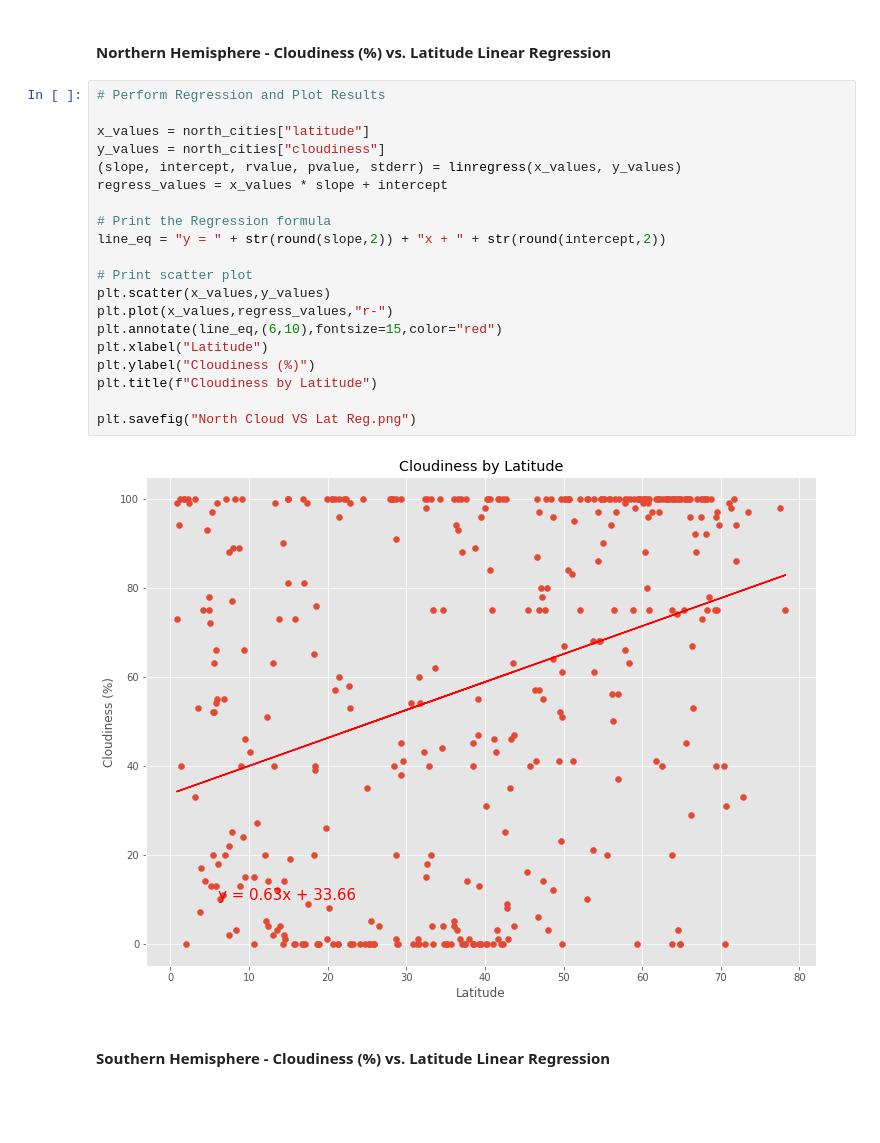
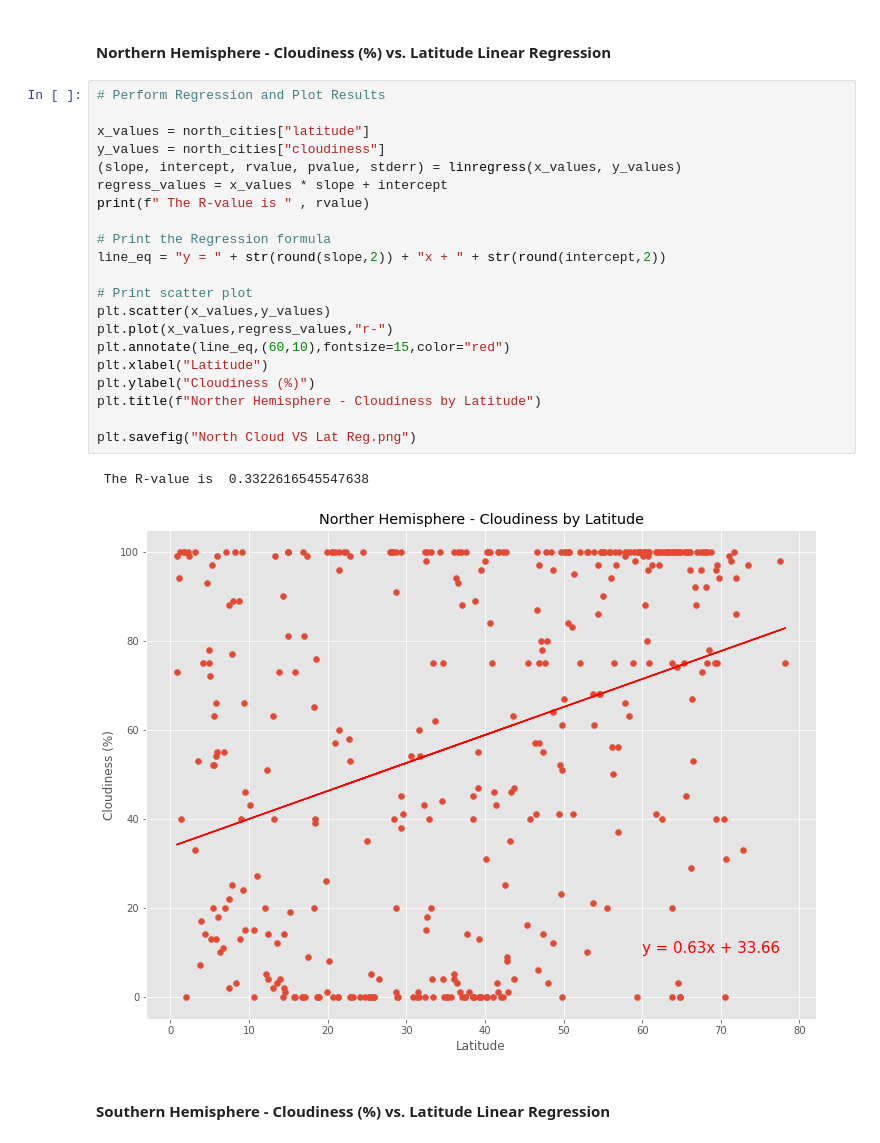
Before and after one commit to Torkfin/python-api-challenge, a Jupyter notebook: WeatherPy/WeatherPy-Final.ipynb, the cells around one changed output. Drawn from its saved outputs; the diff is of its cells as text; blank space fills up the shorter version.

```diff
--- a/WeatherPy/WeatherPy-Final.ipynb
+++ b/WeatherPy/WeatherPy-Final.ipynb
@@ -464,25 +475,27 @@ plt.savefig("South Humidity VS Lat Reg.png")
 # %%
 # Perform Regression and Plot Results
 
 x_values = north_cities["latitude"]
 y_values = north_cities["cloudiness"]
 (slope, intercept, rvalue, pvalue, stderr) = linregress(x_values, y_values)
 regress_values = x_values * slope + intercept
+print(f" The R-value is " , rvalue)
 
 # Print the Regression formula
 line_eq = "y = " + str(round(slope,2)) + "x + " + str(round(intercept,2))
 
 # Print scatter plot
 plt.scatter(x_values,y_values)
 plt.plot(x_values,regress_values,"r-")
-plt.annotate(line_eq,(6,10),fontsize=15,color="red")
+plt.annotate(line_eq,(60,10),fontsize=15,color="red")
 plt.xlabel("Latitude")
 plt.ylabel("Cloudiness (%)")
-plt.title(f"Cloudiness by Latitude")
+plt.title(f"Norther Hemisphere - Cloudiness by Latitude")
 
 plt.savefig("North Cloud VS Lat Reg.png")
 # %% [output]
+ The R-value is  0.3322616545547638
-[figure, old version]
+[figure, new version]
 # %% [markdown]
 ####  Southern Hemisphere - Cloudiness (%) vs. Latitude Linear Regression
 # %%
```
Also changed, not shown: parts of 9 cells of this notebook.
